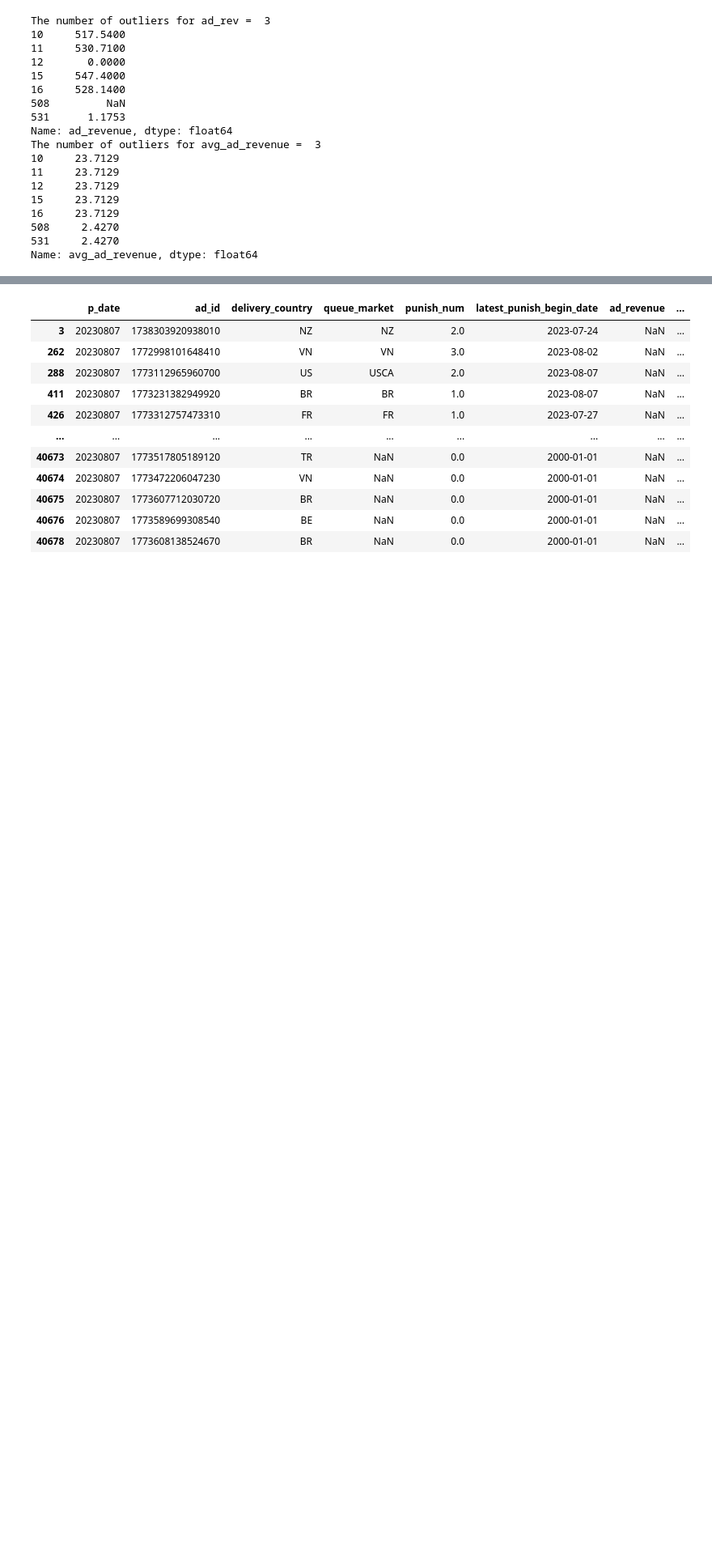
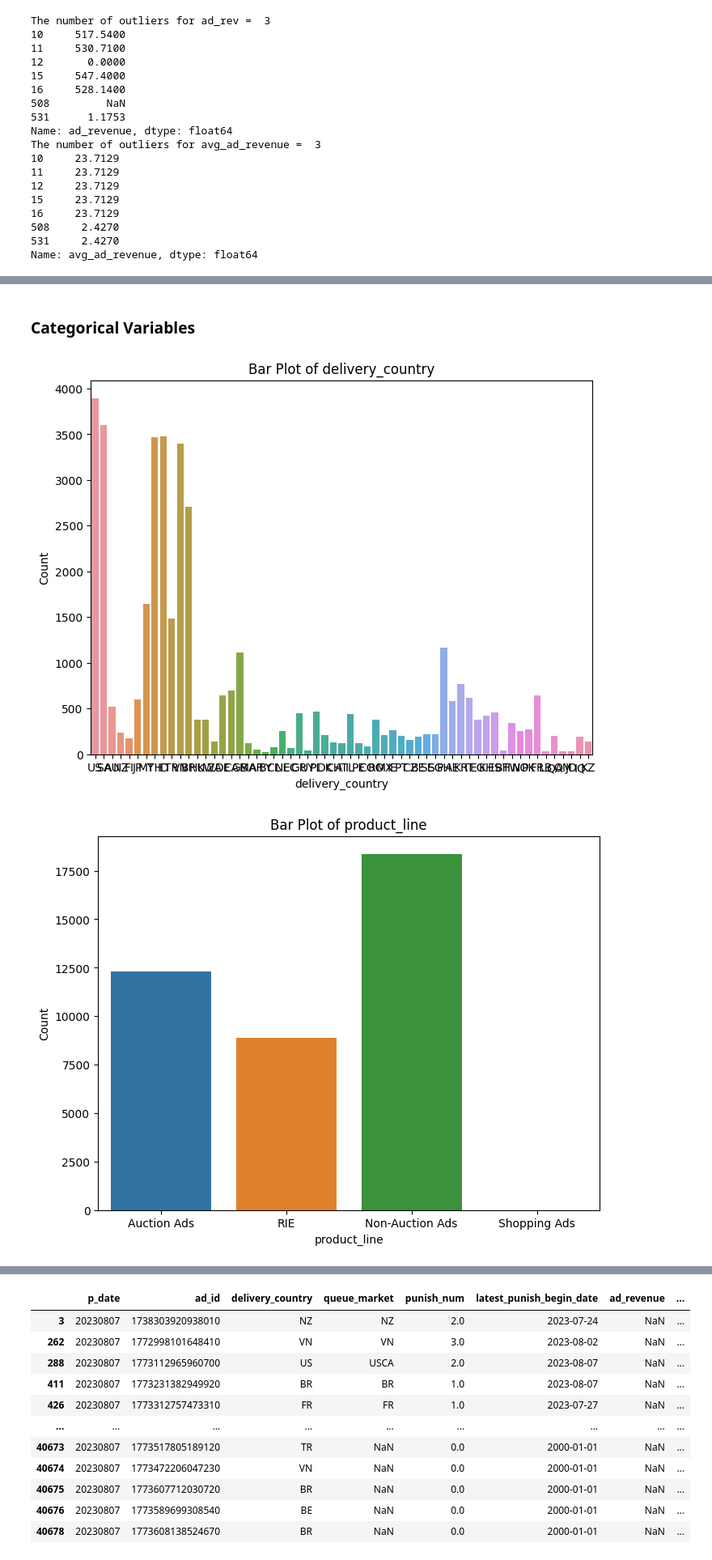
Before and after one commit to Lu-Yi-Fan/Tiktok-hackerthon, a Jupyter notebook: main.ipynb, the cells around one changed output, grey strips where cells are left out. Shown: that part at 81% size. Saved outputs shown, nothing was run; the diff lists cells and outputs as text; code cells hidden in the pictures; blank space fills up the shorter version.

Commit message:
categorical ad_dim

```diff
--- a/main.ipynb
+++ b/main.ipynb
@@ -287,0 +292,16 @@ Name: avg_ad_revenue, dtype: float64
+# %% [markdown]
+### Categorical Variables
+# %%
+cat_cols = [ 'delivery_country','product_line' ,'task_type_en']
+
+# Create a bar plot for each categorical column
+for column in cat_cols:
+    plt.figure(figsize=(8, 6))
+    sns.countplot(data=ads_dim2, x=column)
+    plt.title(f'Bar Plot of {column}')
+    plt.xlabel(column)
+    plt.ylabel('Count')
+    plt.show()
+# %% [output]
+[figure, added]
+[figure, added]
```
Also changed, not shown: parts of 4 cells of this notebook.
